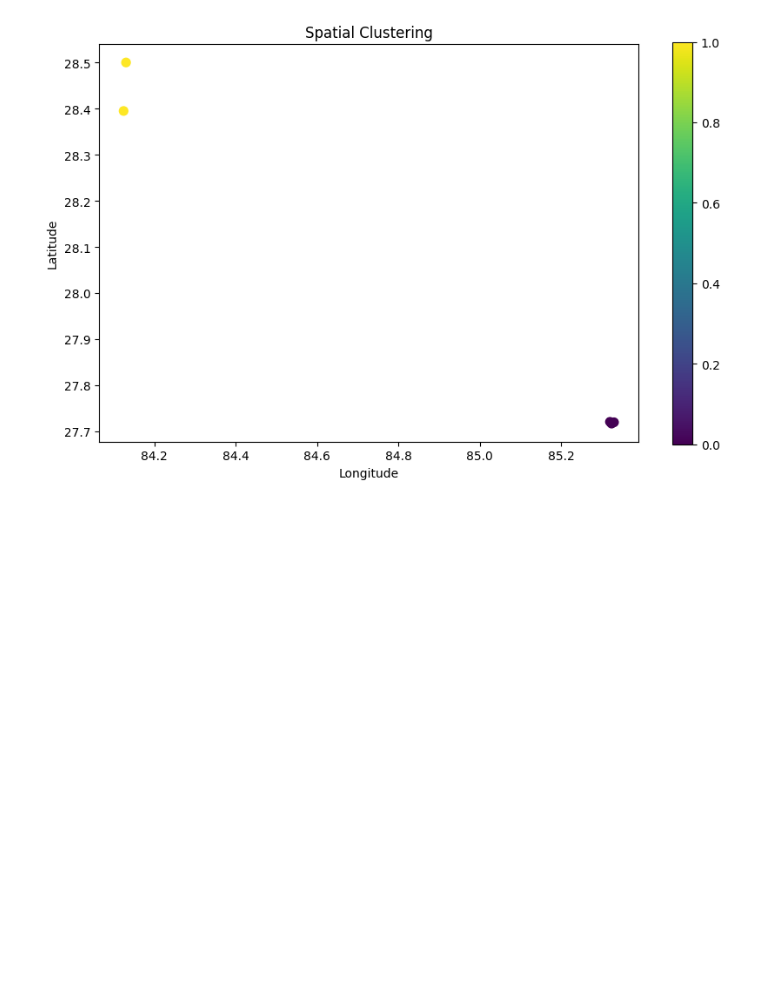
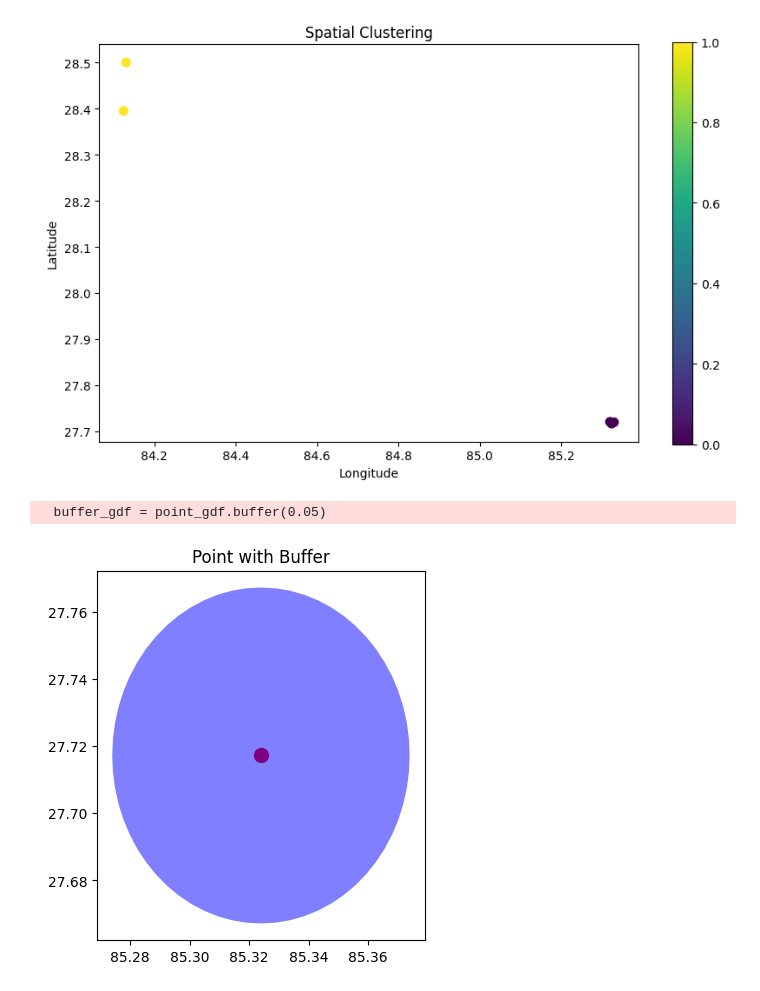
Before and after one commit to BhojRajBist/BhojRajBist, a Jupyter notebook: Spatial_Clustering.ipynb, the cells around one changed output. Cells and saved outputs as stored; diff of their text form; code cells hidden in the pictures; blank space fills up the shorter version.

```diff
--- a/Spatial_Clustering.ipynb
+++ b/Spatial_Clustering.ipynb
@@ -40,3 +40,21 @@ plt.ylabel('Latitude')
 plt.show()
 # %% [output]
 [figure]
+# %%
+# Create a point
+point = Point(85.3240, 27.7172)
+
+# Create a GeoDataFrame
+point_gdf = gpd.GeoDataFrame([{'Name': 'Kathmandu', 'geometry': point}], crs="EPSG:4326")
+
+# Create a buffer of 0.05 degrees around the point
+buffer_gdf = point_gdf.buffer(0.05)
+
+# Plot the point and its buffer
+ax = point_gdf.plot(color='red', markersize=100)
+buffer_gdf.plot(ax=ax, color='blue', alpha=0.5)
+plt.title('Point with Buffer')
+plt.show()
+# %% [output]
+  buffer_gdf = point_gdf.buffer(0.05)
+[figure, added]
```
